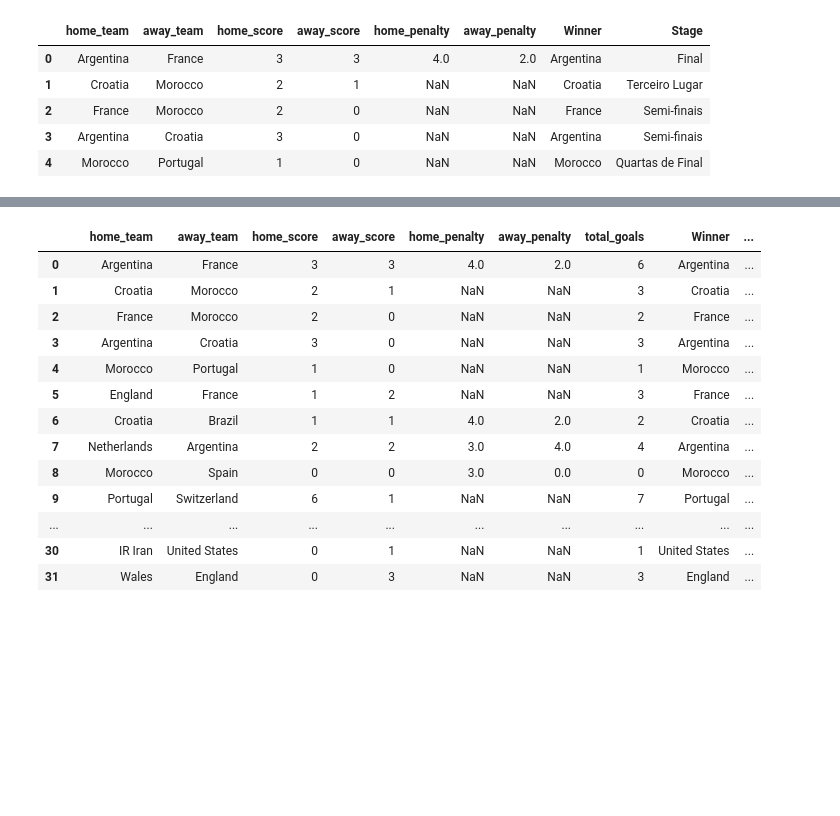
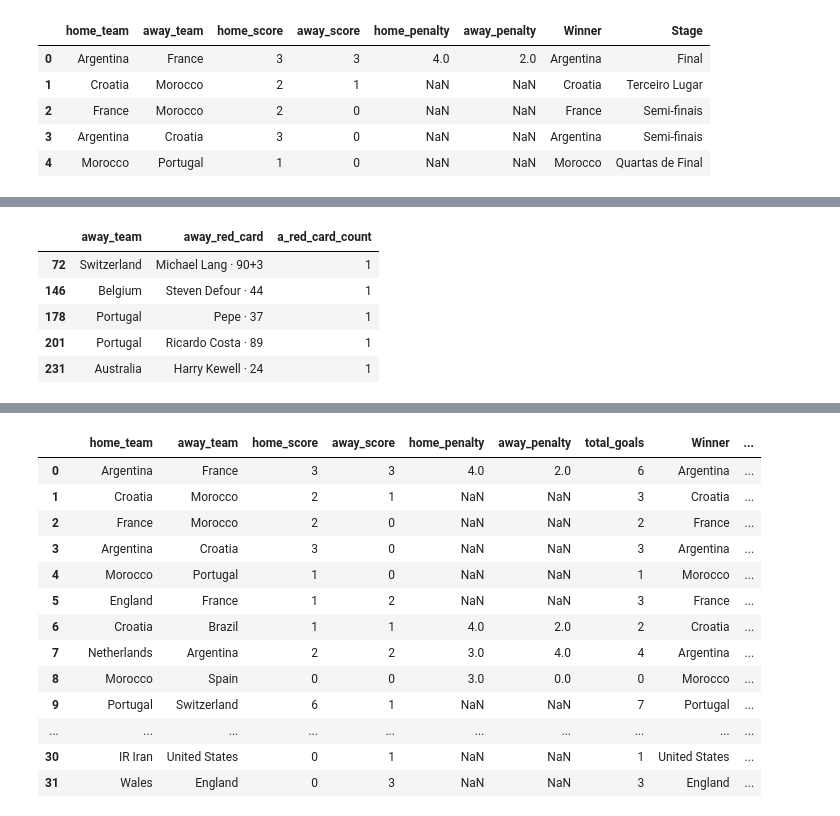
Before and after one commit to caioh639/worldcup, a Jupyter notebook: notebooks/data_cleaning_EF_base.ipynb, the cells around one changed output, grey strips where cells are left out. Cells and saved outputs as stored; diff of their text form; code cells hidden in the pictures; blank space fills up the shorter version.

```diff
--- a/notebooks/worldcup_analysis.ipynb
+++ b/notebooks/data_cleaning_EF_base.ipynb
@@ -133,0 +233,13 @@ matches [matches['Year'] == 2022][['home_team', 'away_team', 'home_score', 'away
+# %%
+matches[
+    matches['a_red_card_count'] > 0
+][
+    ['away_team', 'away_red_card', 'a_red_card_count']
+].head(5)
+# %% [output]
+|  | away_team | away_red_card | a_red_card_count |
+| 72 | Switzerland | Michael Lang · 90+3 | 1 |
+| 146 | Belgium | Steven Defour · 44 | 1 |
+| 178 | Portugal | Pepe · 37 | 1 |
+| 201 | Portugal | Ricardo Costa · 89 | 1 |
+| 231 | Australia | Harry Kewell · 24 | 1 |
```
Also changed, not shown: parts of 32 cells of this notebook, 21 other files.
